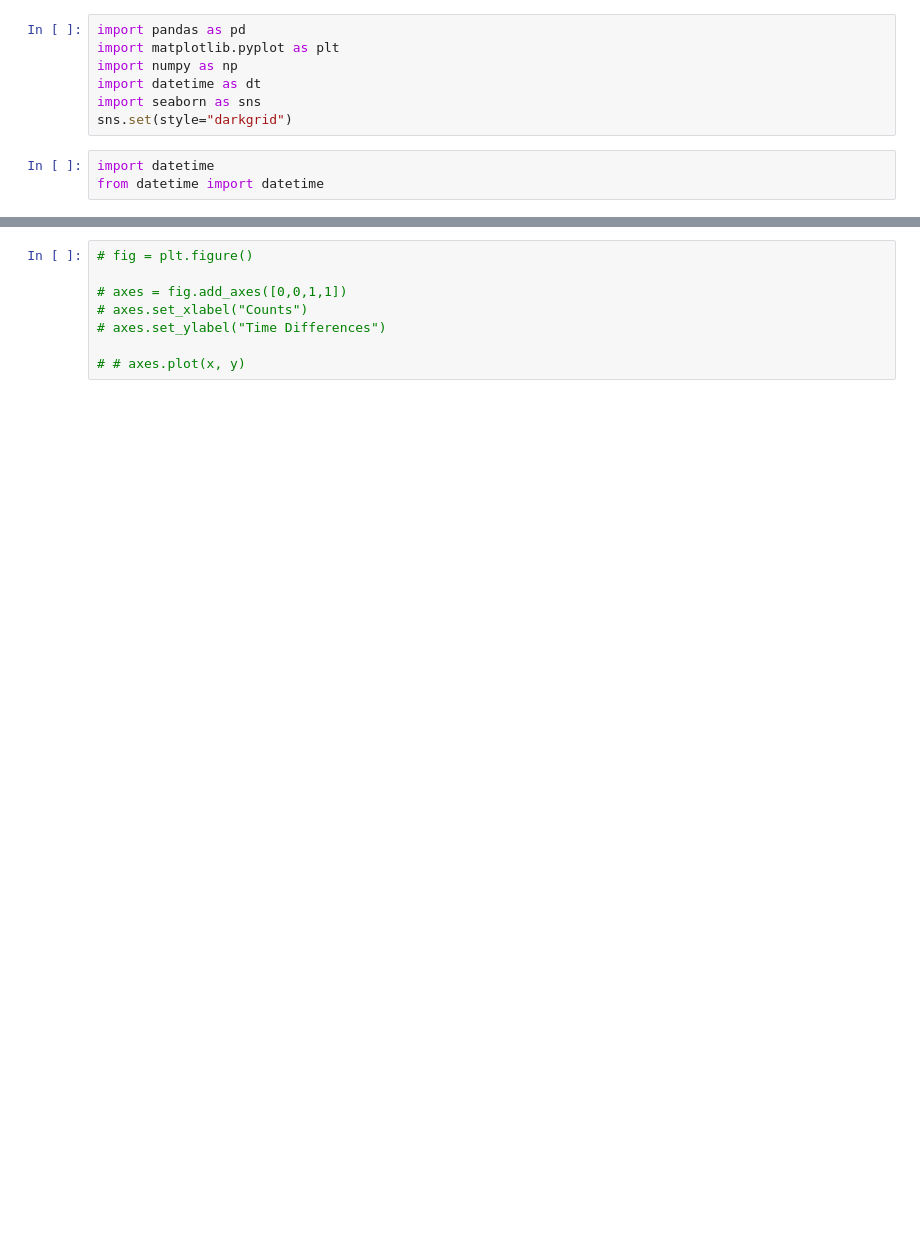
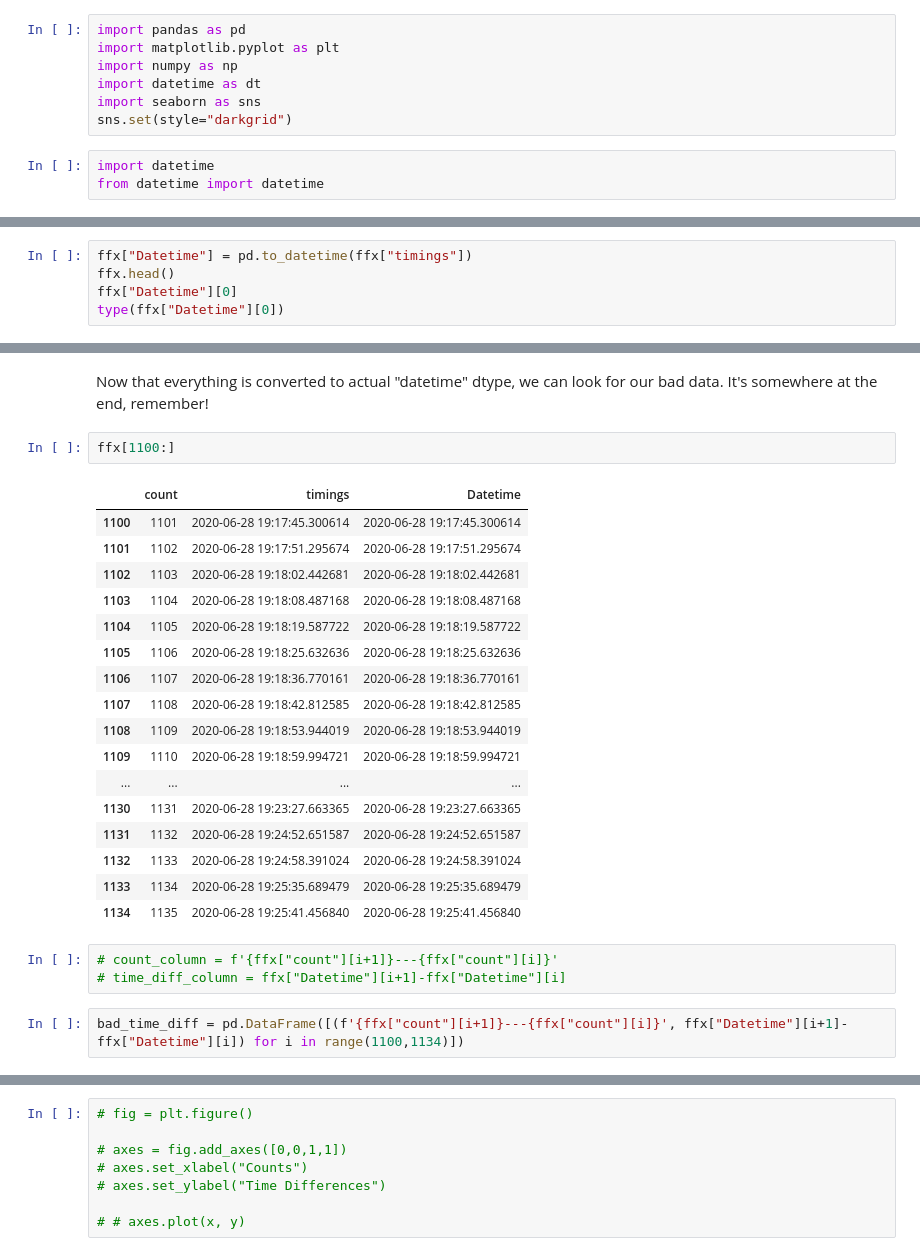
Before and after one commit to aj112358/FFX-Computer-Vision, a Jupyter notebook: FFX_Analysis.ipynb, the cells around one changed output, grey strips where cells are left out. Cells and saved outputs as stored; diff of their text form; blank space fills up the shorter version.

Commit message:
worked on data analysis

```diff
--- a/FFX_Analysis.ipynb
+++ b/FFX_Analysis.ipynb
@@ -201,0 +199,5 @@ ffx2
+# %%
+ffx["Datetime"] = pd.to_datetime(ffx["timings"])
+ffx.head()
+ffx["Datetime"][0]
+type(ffx["Datetime"][0])
@@ -201,0 +213,27 @@ ffx2
+# %% [markdown]
+Now that everything is converted to actual "datetime" dtype, we can look for our bad data. It's somewhere at the end, remember!
+# %%
+ffx[1100:]
+# %% [output]
+|  | count | timings | Datetime |
+| 1100 | 1101 | 2020-06-28 19:17:45.300614 | 2020-06-28 19:17:45.300614 |
+| 1101 | 1102 | 2020-06-28 19:17:51.295674 | 2020-06-28 19:17:51.295674 |
+| 1102 | 1103 | 2020-06-28 19:18:02.442681 | 2020-06-28 19:18:02.442681 |
+| 1103 | 1104 | 2020-06-28 19:18:08.487168 | 2020-06-28 19:18:08.487168 |
+| 1104 | 1105 | 2020-06-28 19:18:19.587722 | 2020-06-28 19:18:19.587722 |
+| 1105 | 1106 | 2020-06-28 19:18:25.632636 | 2020-06-28 19:18:25.632636 |
+| 1106 | 1107 | 2020-06-28 19:18:36.770161 | 2020-06-28 19:18:36.770161 |
+| 1107 | 1108 | 2020-06-28 19:18:42.812585 | 2020-06-28 19:18:42.812585 |
+| 1108 | 1109 | 2020-06-28 19:18:53.944019 | 2020-06-28 19:18:53.944019 |
+| 1109 | 1110 | 2020-06-28 19:18:59.994721 | 2020-06-28 19:18:59.994721 |
+| ... | ... | ... | ... |
+| 1130 | 1131 | 2020-06-28 19:23:27.663365 | 2020-06-28 19:23:27.663365 |
+| 1131 | 1132 | 2020-06-28 19:24:52.651587 | 2020-06-28 19:24:52.651587 |
+| 1132 | 1133 | 2020-06-28 19:24:58.391024 | 2020-06-28 19:24:58.391024 |
+| 1133 | 1134 | 2020-06-28 19:25:35.689479 | 2020-06-28 19:25:35.689479 |
+| 1134 | 1135 | 2020-06-28 19:25:41.456840 | 2020-06-28 19:25:41.456840 |
+# %%
+# count_column = f'{ffx["count"][i+1]}---{ffx["count"][i]}'
+# time_diff_column = ffx["Datetime"][i+1]-ffx["Datetime"][i]
+# %%
+bad_time_diff = pd.DataFrame([(f'{ffx["count"][i+1]}---{ffx["count"][i]}', ffx["Datetime"][i+1]-ffx["Datetime"][i]) for i in range(1100,1134)])
```
Also changed, not shown: parts of 94 cells of this notebook.
